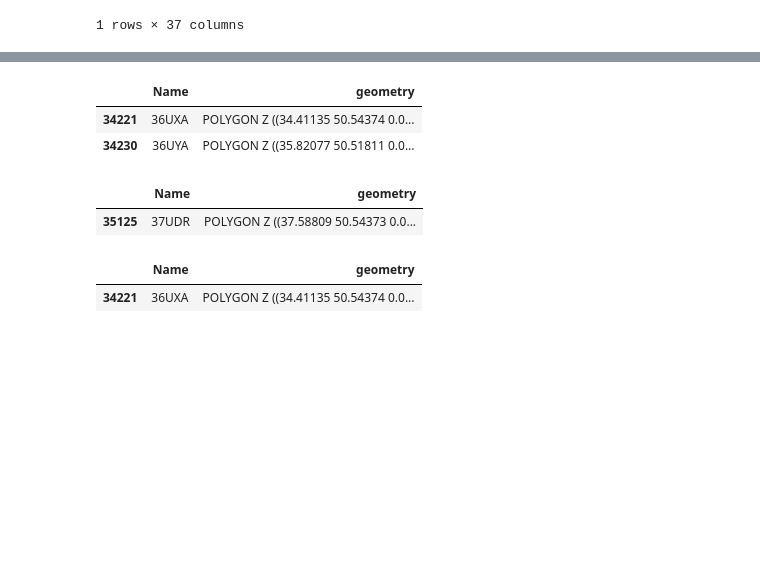
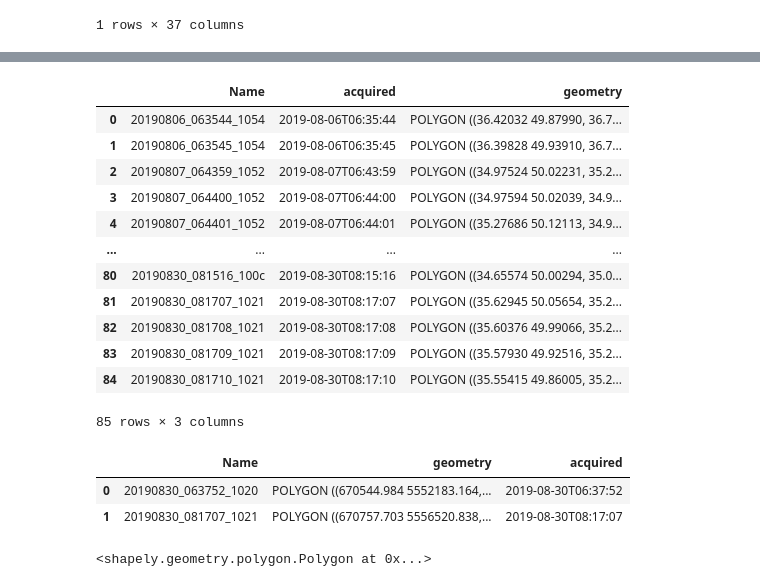
Before and after one commit to QuantuMobileSoftware/geoap, a Jupyter notebook: data/notebooks/planet/PlanetvsSentinel.ipynb, the cells around one changed output, grey strips where cells are left out. Cells and saved outputs as stored; diff of their text form; code cells hidden in the pictures; blank space fills up the shorter version.

```diff
--- a/data/notebooks/planet/PlanetvsSentinel.ipynb
+++ b/data/notebooks/planet/PlanetvsSentinel.ipynb
@@ -495,16 +210,0 @@ s1
-# %%
-s1
-# %% [output]
-|  | Name | geometry |
-| 34221 | 36UXA | POLYGON Z ((34.41135 50.54374 0.0... |
-| 34230 | 36UYA | POLYGON Z ((35.82077 50.51811 0.0... |
-# %%
-s[3:4]
-# %% [output]
-|  | Name | geometry |
-| 35125 | 37UDR | POLYGON Z ((37.58809 50.54373 0.0... |
-# %%
-s1[:1]
-# %% [output]
-|  | Name | geometry |
-| 34221 | 36UXA | POLYGON Z ((34.41135 50.54374 0.0... |
@@ -534,0 +211,16 @@ class PlanetTilesSelection:
+# %%
+planet_grid
+# %% [output]
+|  | Name | acquired | geometry |
+| 0 | 20190806_063544_1054 | 2019-08-06T06:35:44 | POLYGON ((36.42032 49.87990, 36.7... |
+| 1 | 20190806_063545_1054 | 2019-08-06T06:35:45 | POLYGON ((36.39828 49.93910, 36.7... |
+| 2 | 20190807_064359_1052 | 2019-08-07T06:43:59 | POLYGON ((34.97524 50.02231, 35.2... |
+| 3 | 20190807_064400_1052 | 2019-08-07T06:44:00 | POLYGON ((34.97594 50.02039, 34.9... |
+| 4 | 20190807_064401_1052 | 2019-08-07T06:44:01 | POLYGON ((35.27686 50.12113, 34.9... |
+| ... | ... | ... | ... |
+| 80 | 20190830_081516_100c | 2019-08-30T08:15:16 | POLYGON ((34.65574 50.00294, 35.0... |
+| 81 | 20190830_081707_1021 | 2019-08-30T08:17:07 | POLYGON ((35.62945 50.05654, 35.2... |
+| 82 | 20190830_081708_1021 | 2019-08-30T08:17:08 | POLYGON ((35.60376 49.99066, 35.2... |
+| 83 | 20190830_081709_1021 | 2019-08-30T08:17:09 | POLYGON ((35.57930 49.92516, 35.2... |
+| 84 | 20190830_081710_1021 | 2019-08-30T08:17:10 | POLYGON ((35.55415 49.86005, 35.2... |
+85 rows × 3 columns
@@ -534,0 +229,6 @@ class PlanetTilesSelection:
+# %%
+planet_tiles
+# %% [output]
+|  | Name | geometry | acquired |
+| 0 | 20190830_063752_1020 | POLYGON ((670544.984 5552183.164,... | 2019-08-30T06:37:52 |
+| 1 | 20190830_081707_1021 | POLYGON ((670757.703 5556520.838,... | 2019-08-30T08:17:07 |
@@ -534,0 +277,4 @@ class PlanetTilesSelection:
+# %%
+planet_tiles.iloc[1].geometry
+# %% [output]
+<shapely.geometry.polygon.Polygon at 0x...>
```
Also changed, not shown: parts of 91 cells of this notebook.
